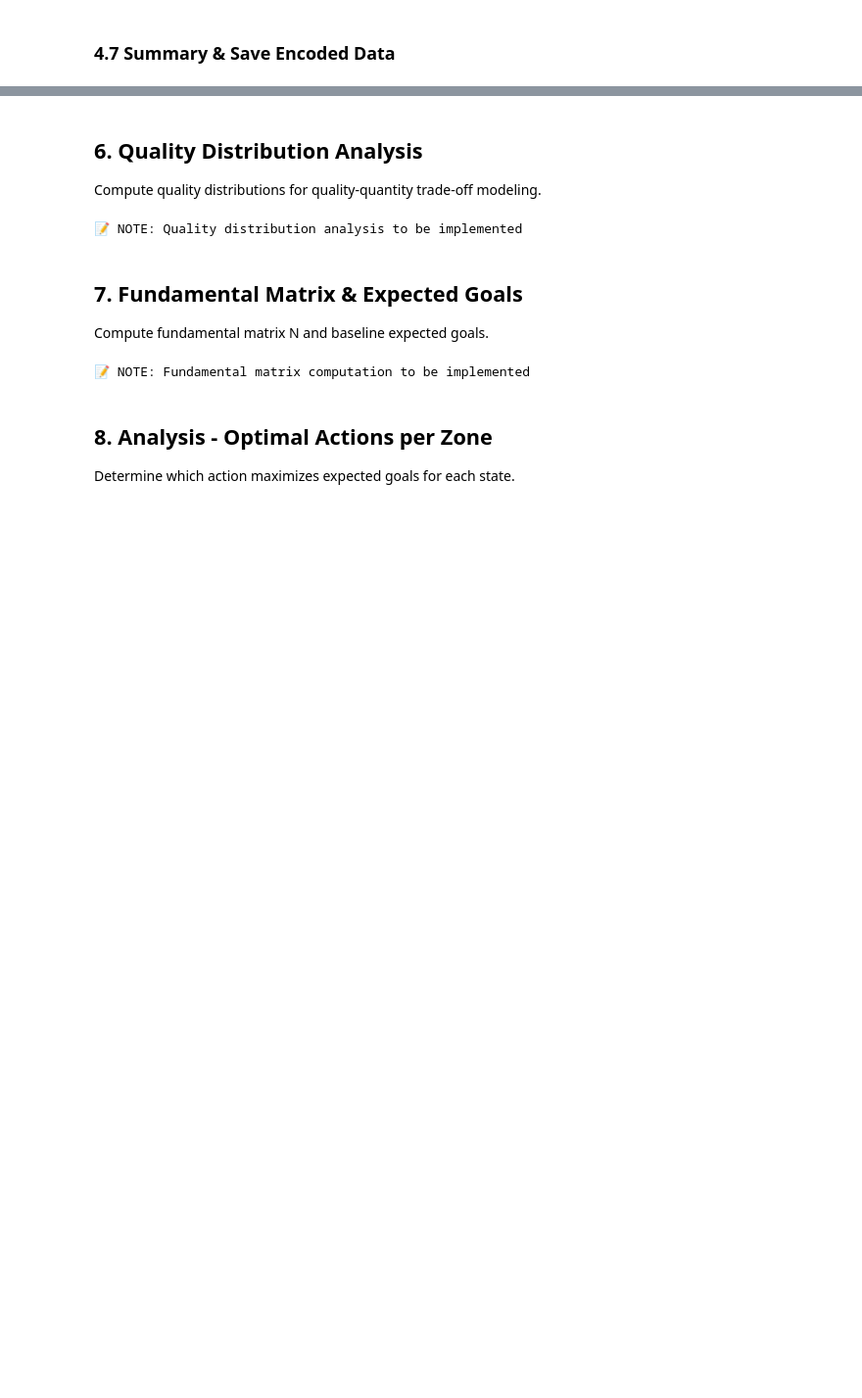
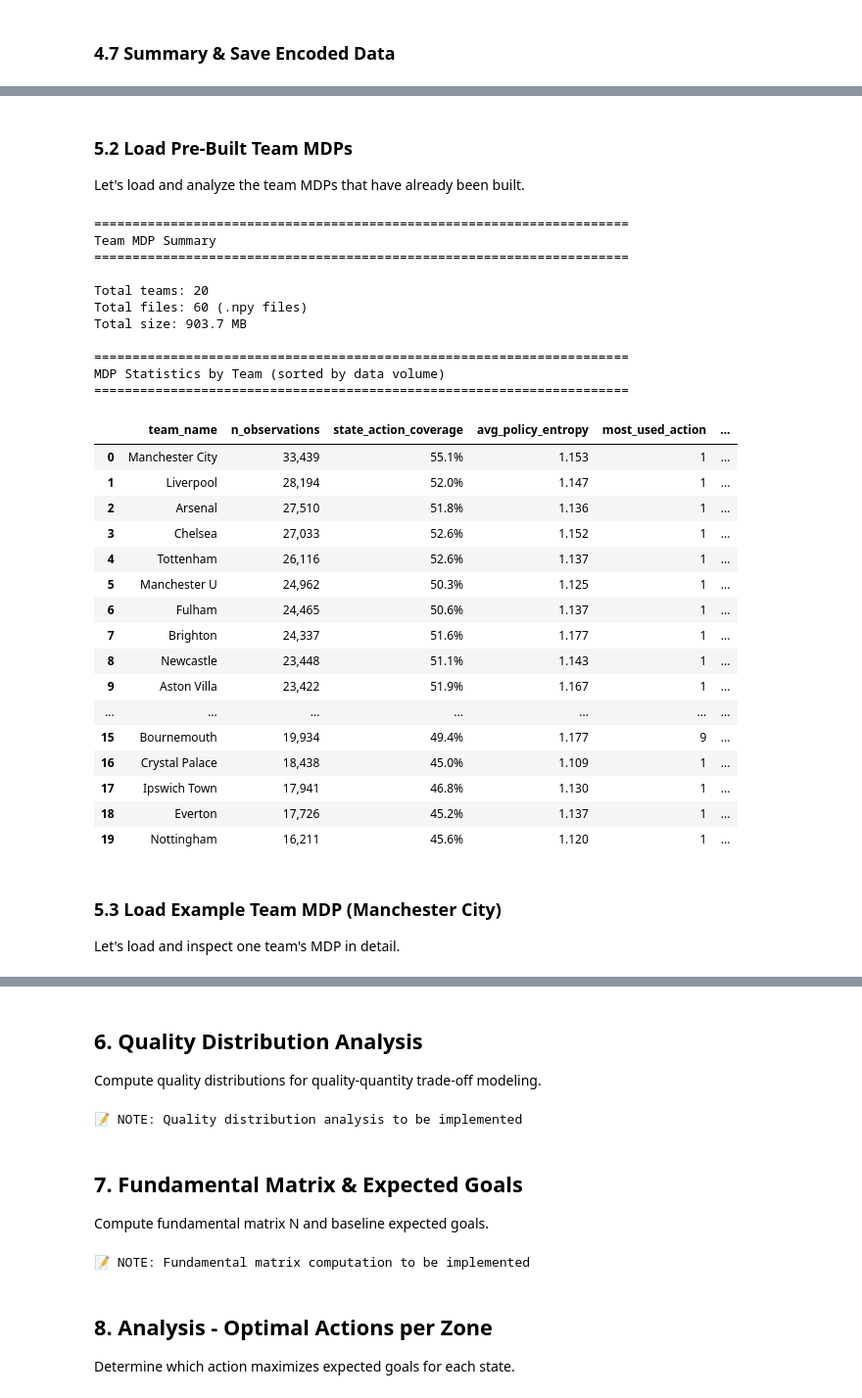
Before and after one commit to MartimRego/pass-decisions, a Jupyter notebook: Project/pass_decision_analysis.ipynb, the cells around one changed output, grey strips where cells are left out. Shown: that part at 98% size. Saved outputs shown, nothing was run; the diff lists cells and outputs as text; code cells hidden in the pictures; blank space fills up the shorter version.

```diff
--- a/Project/pass_decision_analysis.ipynb
+++ b/Project/pass_decision_analysis.ipynb
@@ -1408,0 +1415,66 @@ Expected shapes:
+# %% [markdown]
+### 5.2 Load Pre-Built Team MDPs
+
+Let's load and analyze the team MDPs that have already been built.
+# %%
+# Load MDP metadata
+import json
+
+mdp_dir = Path('data/team_mdps')
+with open(mdp_dir / 'team_mdp_metadata.json', 'r') as f:
+    mdp_metadata = json.load(f)
+
+# Load statistics
+stats_df = pd.read_csv(mdp_dir / 'team_mdp_statistics.csv')
+
+print("="*70)
+print("Team MDP Summary")
+print("="*70)
+print(f"\nTotal teams: {len(mdp_metadata)}")
+print(f"Total files: {len(list(mdp_dir.glob('*.npy')))} (.npy files)")
+print(f"Total size: {sum(f.stat().st_size for f in mdp_dir.glob('*.npy')) / 1e6:.1f} MB")
+
+print("\n" + "="*70)
+print("MDP Statistics by Team (sorted by data volume)")
+print("="*70)
+display(stats_df[['team_name', 'n_observations', 'state_action_coverage',
+                  'avg_policy_entropy', 'most_used_action', 'least_used_action']]
+        .sort_values('n_observations', ascending=False)
+        .style.format({
+            'n_observations': '{:,.0f}',
+            'state_action_coverage': '{:.1%}',
+            'avg_policy_entropy': '{:.3f}'
+        }).background_gradient(subset=['n_observations'], cmap='YlGn'))
+# %% [output]
+======================================================================
+Team MDP Summary
+======================================================================
+
+Total teams: 20
+Total files: 60 (.npy files)
+Total size: 903.7 MB
+
+======================================================================
+MDP Statistics by Team (sorted by data volume)
+======================================================================
+|  | team_name | n_observations | state_action_coverage | avg_policy_entropy | most_used_action | ... |
+| 0 | Manchester City | 33,439 | 55.1% | 1.153 | 1 | ... |
+| 1 | Liverpool | 28,194 | 52.0% | 1.147 | 1 | ... |
+| 2 | Arsenal | 27,510 | 51.8% | 1.136 | 1 | ... |
+| 3 | Chelsea | 27,033 | 52.6% | 1.152 | 1 | ... |
+| 4 | Tottenham | 26,116 | 52.6% | 1.137 | 1 | ... |
+| 5 | Manchester U | 24,962 | 50.3% | 1.125 | 1 | ... |
+| 6 | Fulham | 24,465 | 50.6% | 1.137 | 1 | ... |
+| 7 | Brighton | 24,337 | 51.6% | 1.177 | 1 | ... |
+| 8 | Newcastle | 23,448 | 51.1% | 1.143 | 1 | ... |
+| 9 | Aston Villa | 23,422 | 51.9% | 1.167 | 1 | ... |
+| ... | ... | ... | ... | ... | ... | ... |
+| 15 | Bournemouth | 19,934 | 49.4% | 1.177 | 9 | ... |
+| 16 | Crystal Palace | 18,438 | 45.0% | 1.109 | 1 | ... |
+| 17 | Ipswich Town | 17,941 | 46.8% | 1.130 | 1 | ... |
+| 18 | Everton | 17,726 | 45.2% | 1.137 | 1 | ... |
+| 19 | Nottingham | 16,211 | 45.6% | 1.120 | 1 | ... |
+# %% [markdown]
+### 5.3 Load Example Team MDP (Manchester City)
+
+Let's load and inspect one team's MDP in detail.
```
Also changed, not shown: parts of 14 cells of this notebook, 5 other files.
